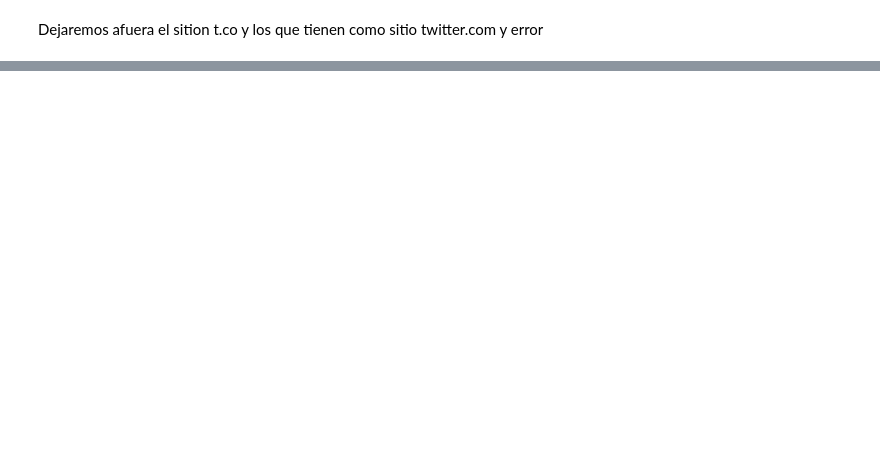
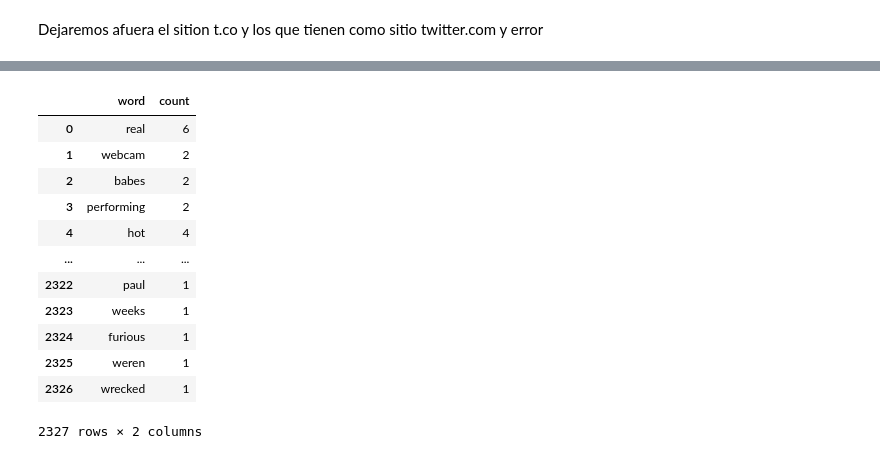
Before and after one commit to aleacevedo/Datos-TP-1C-2020, a Jupyter notebook: TP1 - Alejo/TP1 - Links.ipynb, the cells around one changed output, grey strips where cells are left out. Cells and saved outputs as stored; diff of their text form; code cells hidden in the pictures; blank space fills up the shorter version.

Commit message:
Add how to make twitter word cloud

```diff
--- a/TP1 - Alejo/TP1 - Links.ipynb
+++ b/TP1 - Alejo/TP1 - Links.ipynb
@@ -517,0 +492,22 @@ Text(0, 0.5, 'Sitios')
+# %%
+total_header_words = pd.DataFrame(list(total_word_count.items()), index=range(len(total_word_count.items())),\
+                                  columns=['word', 'count'])
+disaster_header_words = pd.DataFrame(list(disaster_word_count.items()), index=range(len(disaster_word_count.items())),\
+                                  columns=['word', 'count'])
+normal_header_words = pd.DataFrame(list(normal_word_count.items()), index=range(len(normal_word_count.items())),\
+                                  columns=['word', 'count'])
+total_header_words
+# %% [output]
+|  | word | count |
+| 0 | real | 6 |
+| 1 | webcam | 2 |
+| 2 | babes | 2 |
+| 3 | performing | 2 |
+| 4 | hot | 4 |
+| ... | ... | ... |
+| 2322 | paul | 1 |
+| 2323 | weeks | 1 |
+| 2324 | furious | 1 |
+| 2325 | weren | 1 |
+| 2326 | wrecked | 1 |
+2327 rows × 2 columns
```
Also changed, not shown: parts of 65 cells of this notebook, 1 other file.
